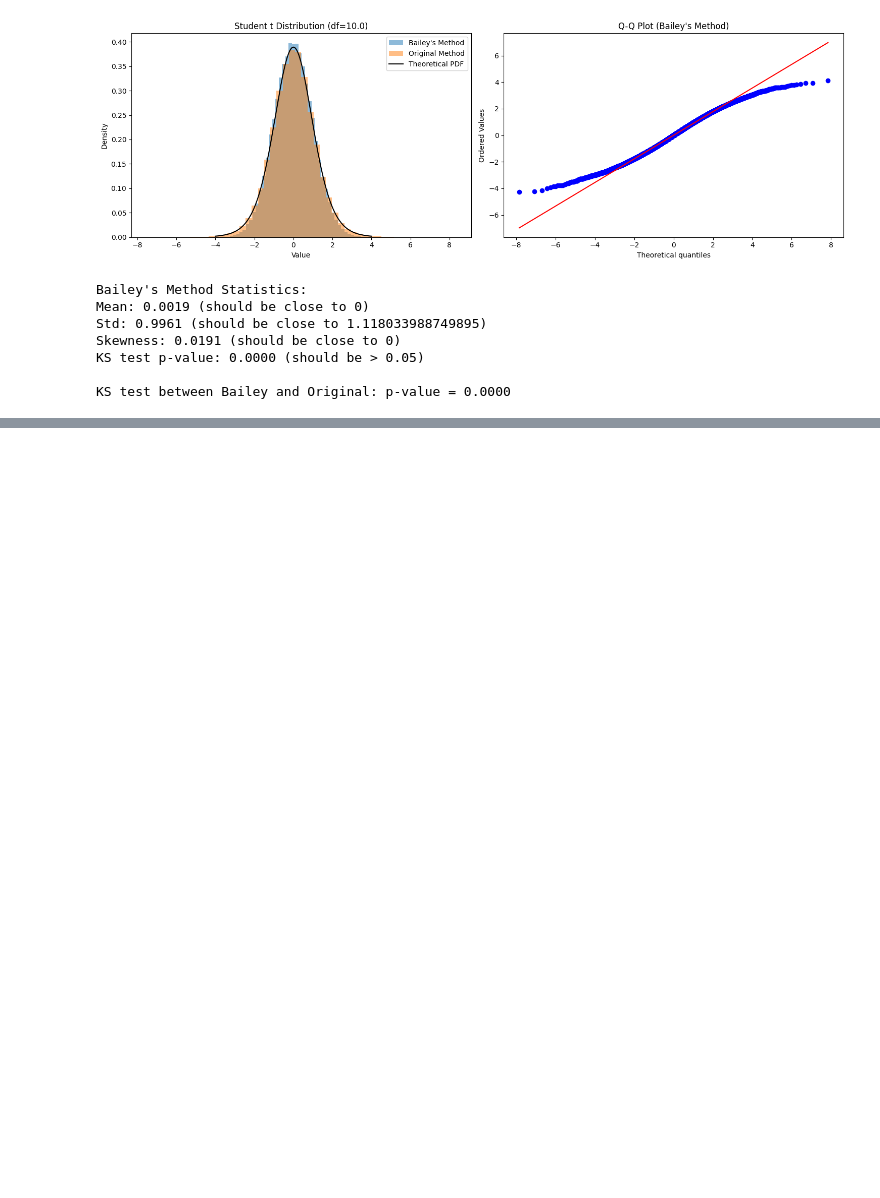
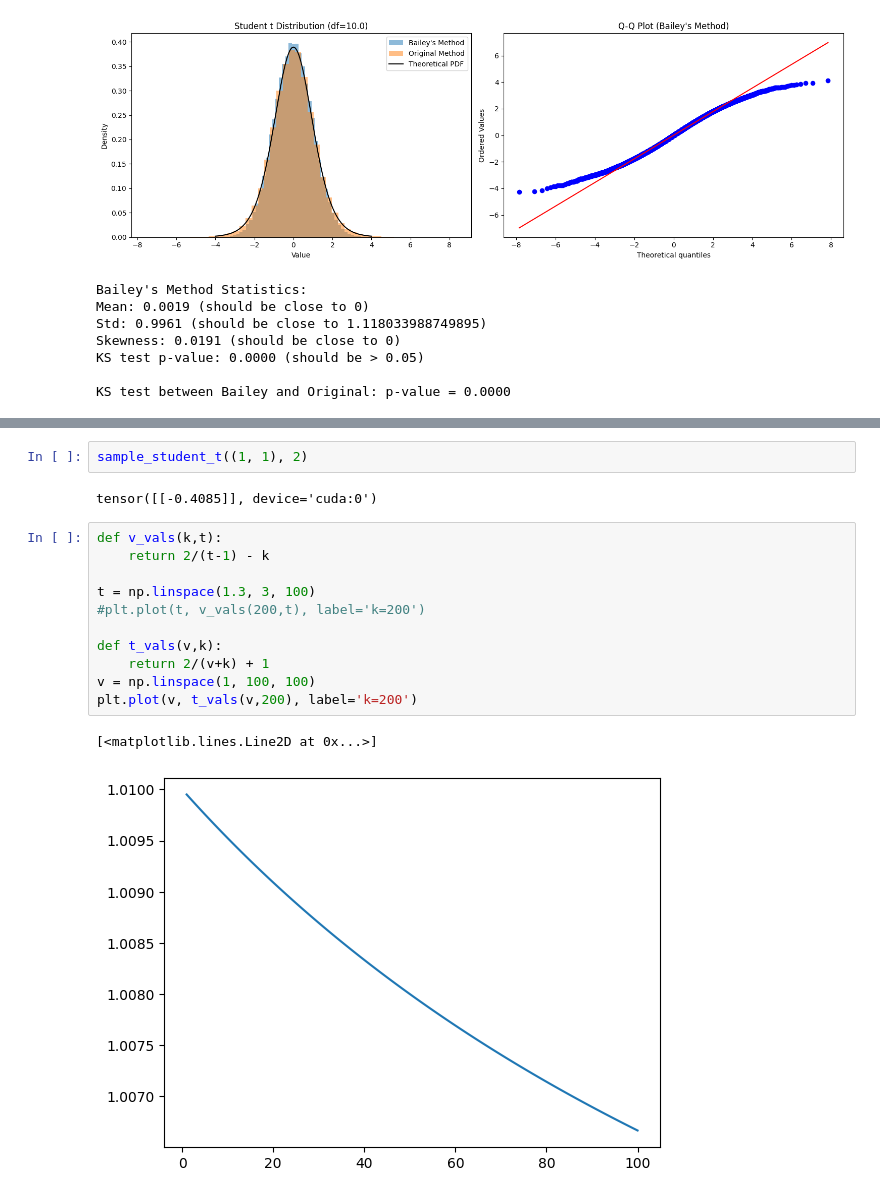
Before and after one commit to naimaeb/gvcl_fork, a Jupyter notebook: notebooks/run_renyi.ipynb, the cells around one changed output, grey strips where cells are left out. Saved outputs shown, nothing was run; the diff lists cells and outputs as text; blank space fills up the shorter version.

```diff
--- a/notebooks/run_renyi.ipynb
+++ b/notebooks/run_renyi.ipynb
@@ -1052,0 +1227,18 @@ KS test between Bailey and Original: p-value = 0.0000
+# %%
+sample_student_t((1, 1), 2)
+# %% [output]
+tensor([[-0.4085]], device='cuda:0')
+# %%
+def v_vals(k,t):
+    return 2/(t-1) - k
+
+t = np.linspace(1.3, 3, 100)
+#plt.plot(t, v_vals(200,t), label='k=200')
+
+def t_vals(v,k):
+    return 2/(v+k) + 1
+v = np.linspace(1, 100, 100)
+plt.plot(v, t_vals(v,200), label='k=200')
+# %% [output]
+[<matplotlib.lines.Line2D at 0x...>]
+[figure, added]
```
Also changed, not shown: parts of 12 cells of this notebook, 7 other files.
